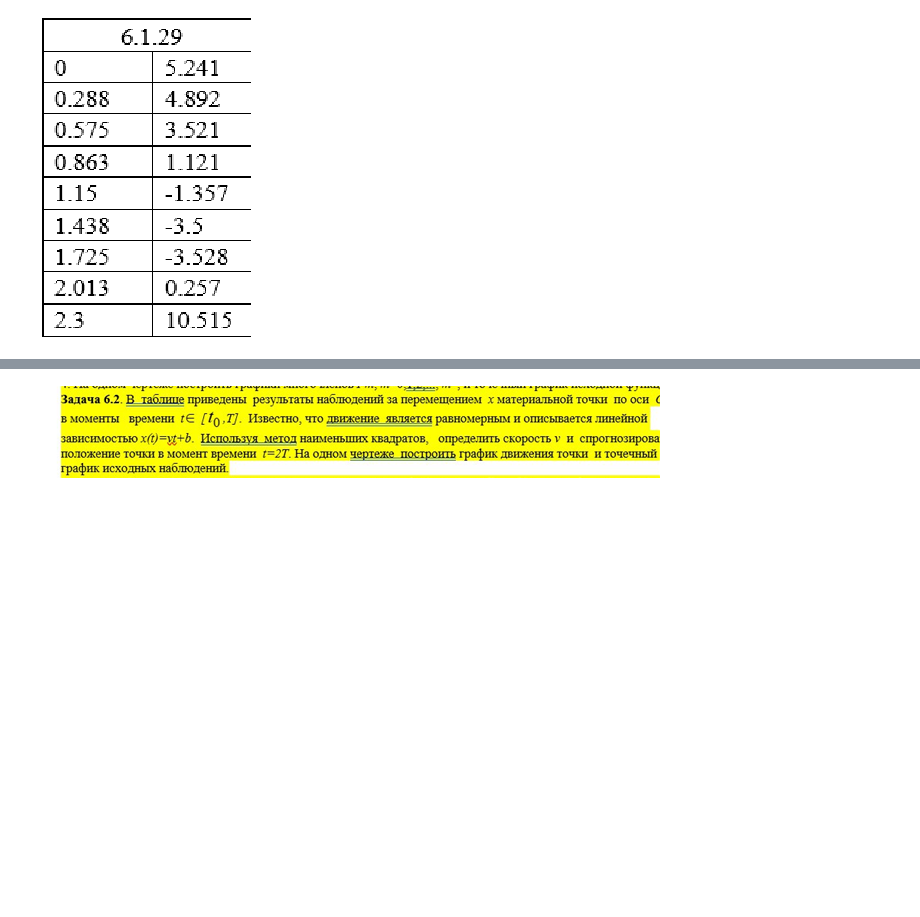
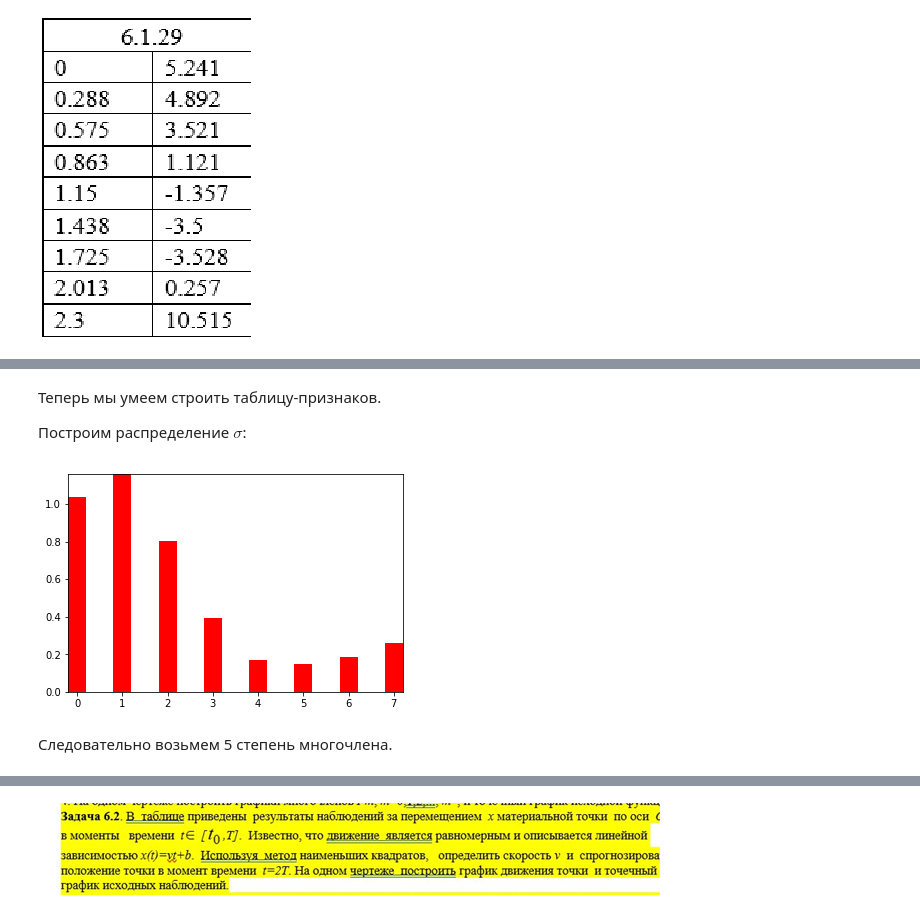
Before and after one commit to evgeniy97/NumericalMethods, a Jupyter notebook: NumMeth_Khomutov_Task_6.1-3.29.ipynb, the cells around one changed output, grey strips where cells are left out. Cells and saved outputs as stored; diff of their text form; code cells hidden in the pictures; blank space fills up the shorter version.

```diff
--- a/NumMeth_Khomutov_Task_6.1-3.29.ipynb
+++ b/NumMeth_Khomutov_Task_6.1-3.29.ipynb
@@ -8,3 +8,6 @@ import matplotlib.pyplot as plt
 ![image.png](attachment:image.png)
 # %% [markdown]
 ![image.png](attachment:image.png)
+# %%
+x = np.array([0,.288,.575,.863,1.15,1.438,1.725,2.013,2.3])
+y = np.array([5.241,4.892,3.521,1.121,-1.357,-3.5,-3.528,.257,10.515])
@@ -10,0 +32,27 @@ import matplotlib.pyplot as plt
+# %%
+Y = y.reshape(y.size,1)
+# %%
+def X(m):
+    return np.array([[ x[j]**i for i in range(0, m)] for j in range(0, x.size)])
+# %% [markdown]
+Теперь мы умеем строить таблицу-признаков.
+
+Построим распределение $\sigma$:
+# %%
+sigma = []
+for m in range(1,9):
+    XX = X(m)
+    A = np.linalg.inv(np.dot(XX.T,XX)).dot(XX.T).dot(Y)
+    sigma.append(np.sqrt(1/(x.size - m)* np.linalg.norm(XX.dot(A) - Y,np.inf)))
+# %%
+fig = plt.figure()
+ax = fig.add_subplot(111)
+xx = np.array(range(len(sigma)))
+ax.bar(xx, sigma, width=0.4,color='r',align='center')
+ax.autoscale(tight=True)
+
+plt.show()
+# %% [output]
+[figure, added]
+# %% [markdown]
+Следовательно возьмем 5 степень многочлена.
```
Also changed, not shown: parts of 8 cells of this notebook, 1 other file.
